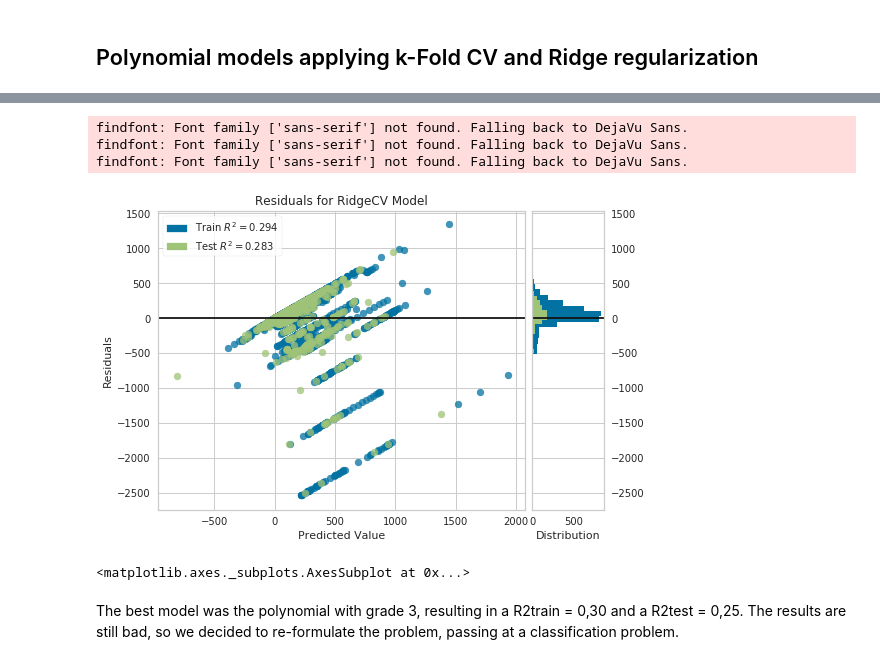
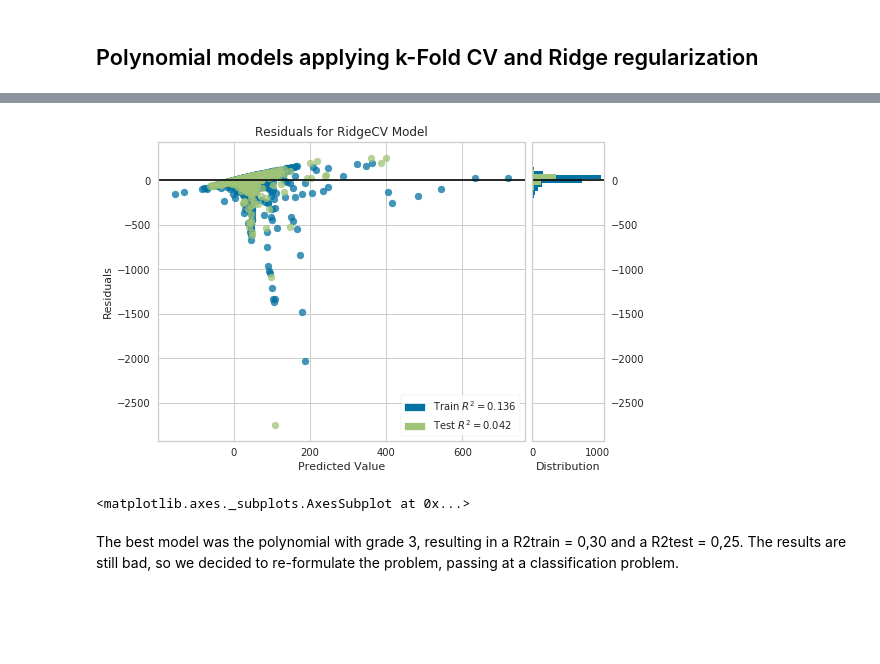
Before and after one commit to AndreaCurtoni/TerrorismDSBA, a Jupyter notebook: First hyp ML.ipynb, the cells around one changed output, grey strips where cells are left out. Saved outputs shown, nothing was run; the diff lists cells and outputs as text; code cells hidden in the pictures; blank space fills up the shorter version.

```diff
--- a/First hyp ML.ipynb
+++ b/First hyp ML.ipynb
@@ -236,24 +238,21 @@ plt.show()
 # %%
 from sklearn.model_selection import train_test_split
 from sklearn.linear_model import Ridge
 import yellowbrick
 from yellowbrick.regressor import ResidualsPlot
 
-model = make_pipeline(pol(3), RidgeCV(alphas=(0.01,1.0,100), cv=4))
+model = make_pipeline(pol(2), RidgeCV(alphas=(0.01,1.0,100), cv=4))
 
 # Instantiate the linear model and visualizer
 
 visualizer = ResidualsPlot(model)
 
 visualizer.fit(x_train, y_train)  # Fit the training data to the visualizer
 visualizer.score(x_test, y_test)  # Evaluate the model on the test data
 visualizer.show()                 # Finalize and render the figure
 # %% [output]
+[figure, new version]
-findfont: Font family ['sans-serif'] not found. Falling back to DejaVu Sans.
-findfont: Font family ['sans-serif'] not found. Falling back to DejaVu Sans.
-findfont: Font family ['sans-serif'] not found. Falling back to DejaVu Sans.
+<matplotlib.axes._subplots.AxesSubplot at 0x...>
-[figure, old version]
-<matplotlib.axes._subplots.AxesSubplot at 0x...>
 # %% [markdown]
 The best model was the polynomial with grade 3, resulting in a R2train = 0,30 and a R2test = 0,25. The results are still bad, so we decided to re-formulate the problem, passing at a classification problem.
 # %%
```
Also changed, not shown: parts of 20 cells of this notebook, 2 other files.
